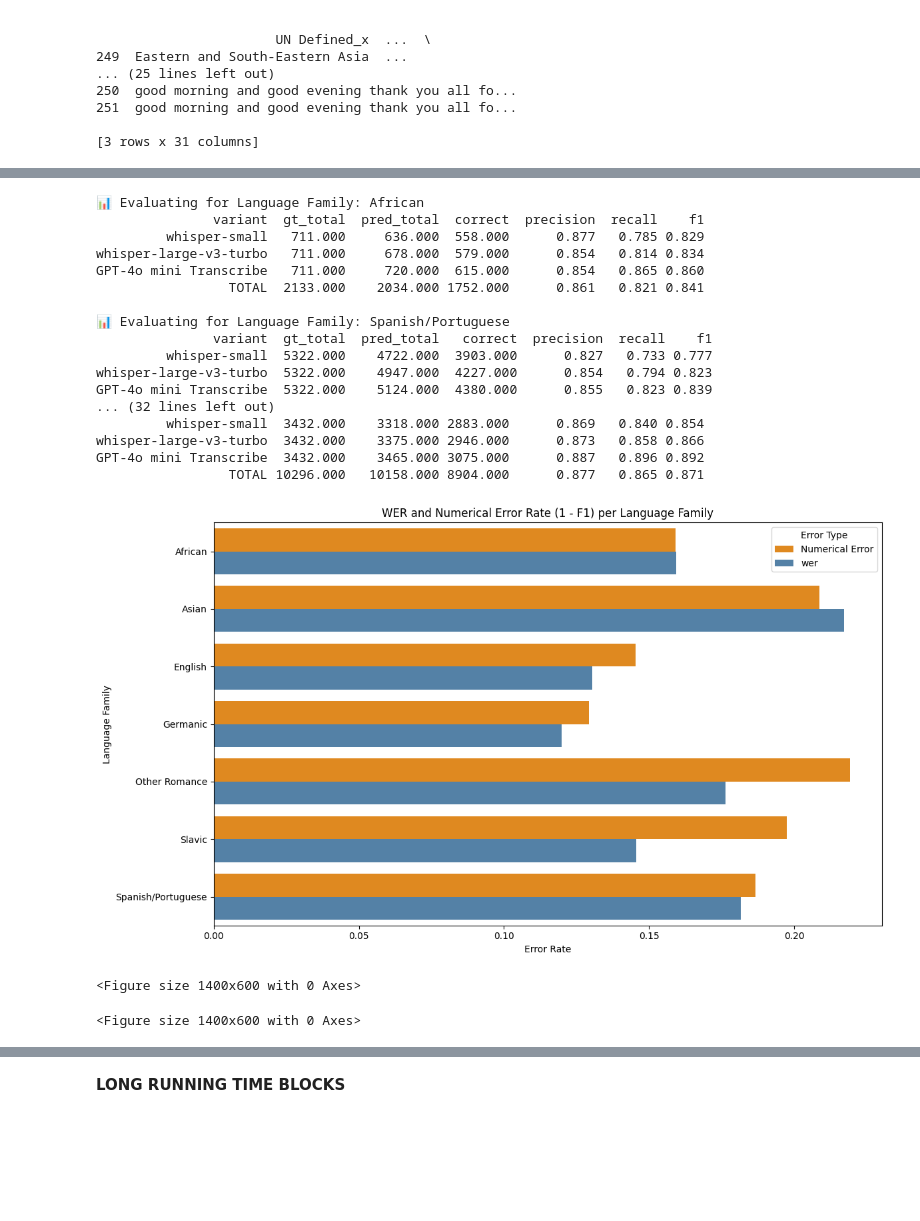
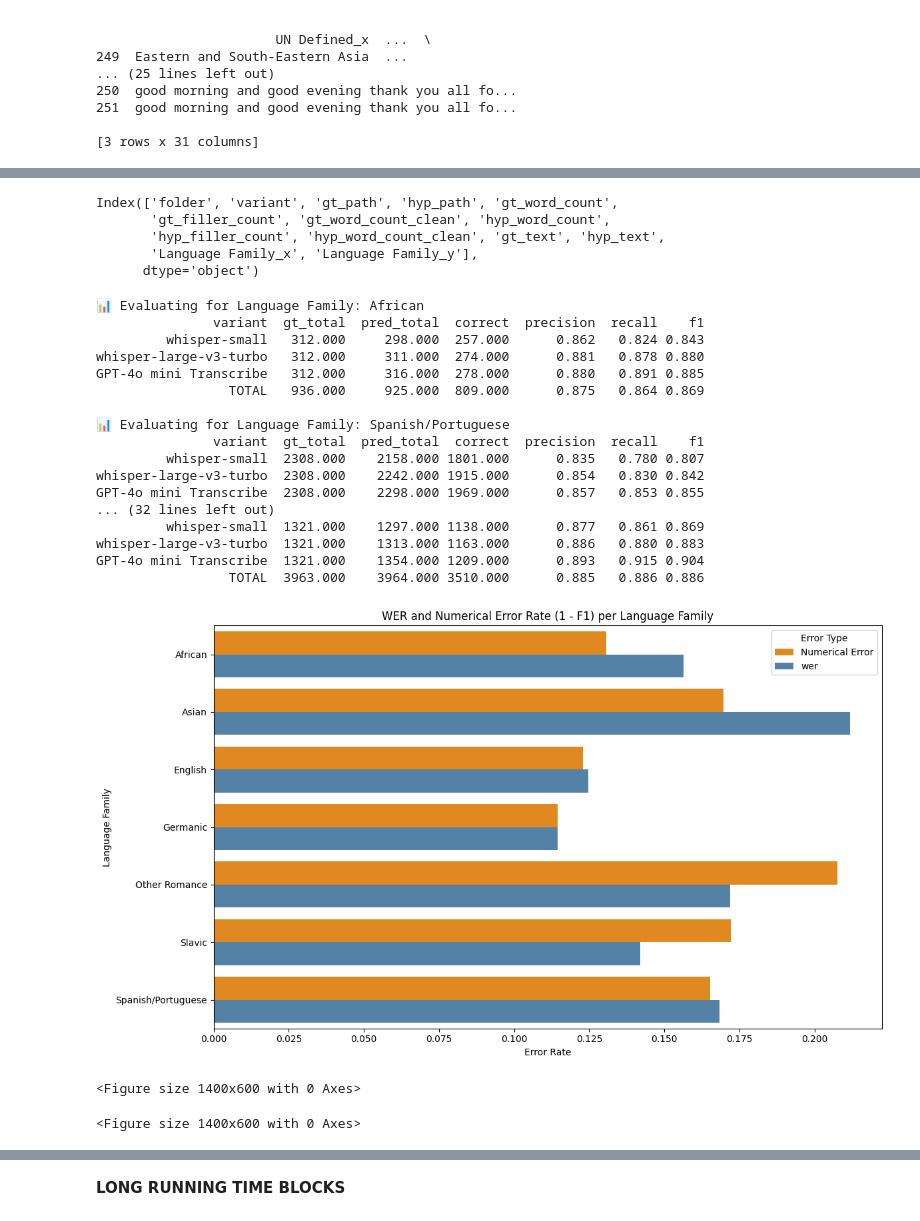
Before and after one commit to MakkerW/Thesis, a Jupyter notebook: Metrics.ipynb, the cells around one changed output, grey strips where cells are left out. Saved outputs shown, nothing was run; the diff lists cells and outputs as text; code cells hidden in the pictures; blank space fills up the shorter version.

```diff
--- a/Metrics.ipynb
+++ b/Metrics.ipynb
@@ -1103,4 +1108,12 @@ Index(['folder', 'variant', 'wer', 'mer', 'wil', 'numerical_error',
       dtype='object')
+# %%
+print(df_paths_22.columns)
+# %% [output]
+Index(['folder', 'variant', 'gt_path', 'hyp_path', 'gt_word_count',
+       'gt_filler_count', 'gt_word_count_clean', 'hyp_word_count',
+       'hyp_filler_count', 'hyp_word_count_clean', 'gt_text', 'hyp_text',
+       'Language Family_x', 'Language Family_y'],
+      dtype='object')
 # %%
 # Merge language family into df_paths_22
 df_paths_22 = df_paths_22.merge(df_22[["folder", "Language Family"]], on="folder", how="left")
@@ -1109,11 +1122,11 @@ df_paths_22 = df_paths_22.merge(df_22[["folder", "Language Family"]], on="folder
 all_results = []
 
 # Loop through each family and evaluate
-for family in df_paths_22["Language Family"].dropna().unique():
-    df_subset = df_paths_22[df_paths_22["Language Family"] == family].copy()
+for family in df_22["Language Family"].dropna().unique():
+    df_subset = df_22[df_22["Language Family"] == family].copy()
     print(f"\n📊 Evaluating for Language Family: {family}")
 
-    result = evaluate_contextual_number_accuracy(df_subset)
+    result = evaluate_number_accuracy(df_subset)
     result["Language Family"] = family
     all_results.append(result)
 
@@ -1133,45 +1146,45 @@ df_plot["Numerical Error"] = 1 - df_plot["f1"]
 df_long = df_plot.melt(
     id_vars="Language Family",
     value_vars=["wer", "Numerical Error"],
     var_name="Error Type",
     value_name="Error Rate"
 )
 
 # Plot
 plt.figure(figsize=(12, 7))
 sns.barplot(
     data=df_long.sort_values(["Language Family", "Error Type"]),
     x="Error Rate",
     y="Language Family",
     hue="Error Type",
     palette={"wer": "steelblue", "Numerical Error": "darkorange"}
 )
 
 plt.title("WER and Numerical Error Rate (1 - F1) per Language Family")
 plt.xlabel("Error Rate")
 plt.ylabel("Language Family")
 plt.legend(title="Error Type")
 plt.tight_layout()
 plt.show()
 plt.figure(figsize=(14, 6))
 # %% [output]
 📊 Evaluating for Language Family: African
                variant  gt_total  pred_total  correct  precision  recall    f1
-         whisper-small   711.000     636.000  558.000      0.877   0.785 0.829
-whisper-large-v3-turbo   711.000     678.000  579.000      0.854   0.814 0.834
-GPT-4o mini Transcribe   711.000     720.000  615.000      0.854   0.865 0.860
-                 TOTAL  2133.000    2034.000 1752.000      0.861   0.821 0.841
+         whisper-small   312.000     298.000  257.000      0.862   0.824 0.843
+whisper-large-v3-turbo   312.000     311.000  274.000      0.881   0.878 0.880
+GPT-4o mini Transcribe   312.000     316.000  278.000      0.880   0.891 0.885
+                 TOTAL   936.000     925.000  809.000      0.875   0.864 0.869
 
 📊 Evaluating for Language Family: Spanish/Portuguese
-               variant  gt_total  pred_total   correct  precision  recall    f1
-         whisper-small  5322.000    4722.000  3903.000      0.827   0.733 0.777
-whisper-large-v3-turbo  5322.000    4947.000  4227.000      0.854   0.794 0.823
-GPT-4o mini Transcribe  5322.000    5124.000  4380.000      0.855   0.823 0.839
+               variant  gt_total  pred_total  correct  precision  recall    f1
+         whisper-small  2308.000    2158.000 1801.000      0.835   0.780 0.807
+whisper-large-v3-turbo  2308.000    2242.000 1915.000      0.854   0.830 0.842
+GPT-4o mini Transcribe  2308.000    2298.000 1969.000      0.857   0.853 0.855
 ... (32 lines left out)
-         whisper-small  3432.000    3318.000 2883.000      0.869   0.840 0.854
-whisper-large-v3-turbo  3432.000    3375.000 2946.000      0.873   0.858 0.866
-GPT-4o mini Transcribe  3432.000    3465.000 3075.000      0.887   0.896 0.892
-                 TOTAL 10296.000   10158.000 8904.000      0.877   0.865 0.871
+         whisper-small  1321.000    1297.000 1138.000      0.877   0.861 0.869
+whisper-large-v3-turbo  1321.000    1313.000 1163.000      0.886   0.880 0.883
+GPT-4o mini Transcribe  1321.000    1354.000 1209.000      0.893   0.915 0.904
+                 TOTAL  3963.000    3964.000 3510.000      0.885   0.886 0.886
-[figure, old version]
+[figure, new version]
 <Figure size 1400x600 with 0 Axes>
 <Figure size 1400x600 with 0 Axes>
```
Also changed, not shown: parts of 18 cells of this notebook, 1 other file.
